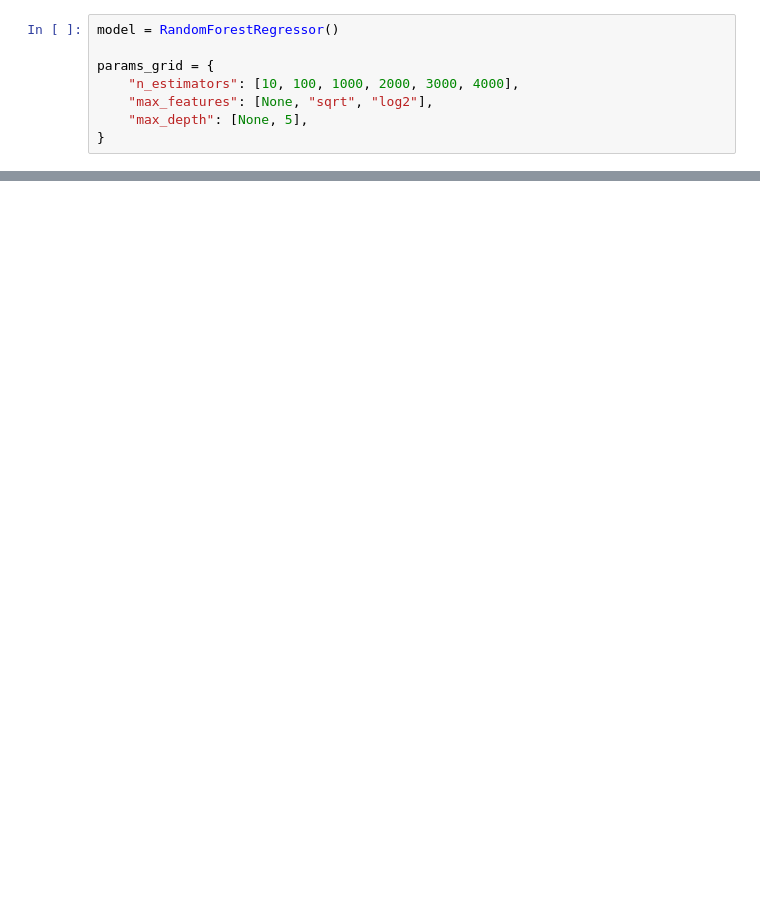
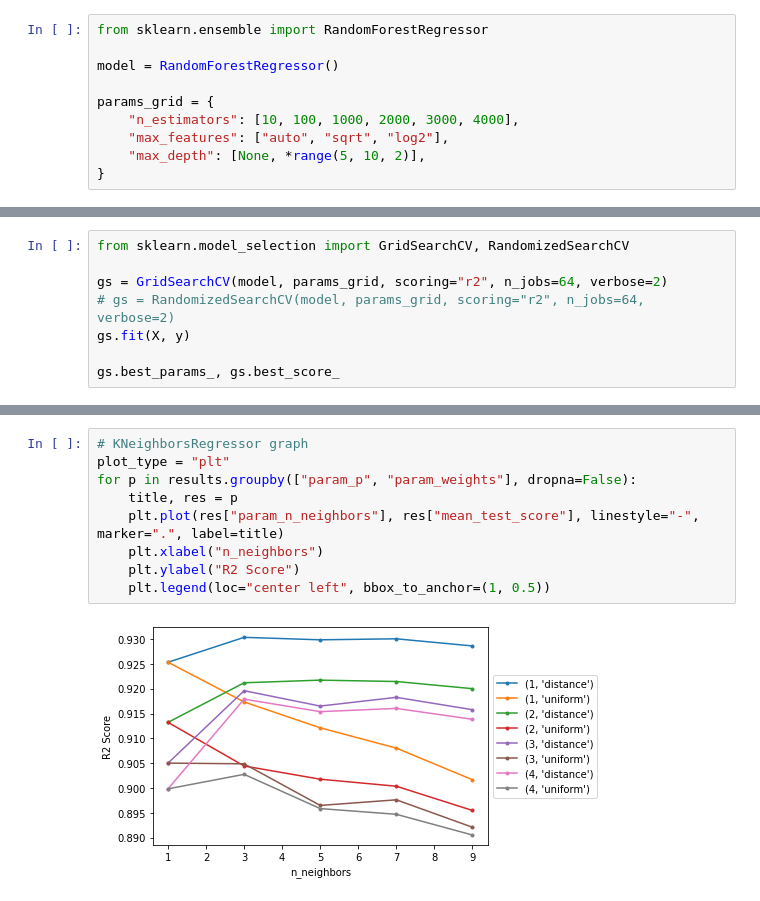
Before and after one commit to brdoney/TOP500-machine-learning, a Jupyter notebook: hyperparams_toa.ipynb, the cells around one changed output, grey strips where cells are left out. Cells and saved outputs as stored; diff of their text form; blank space fills up the shorter version.

Commit message:
Hyperparam tuning for RandomForest and KNeighbors

```diff
--- a/hyperparams_toa.ipynb
+++ b/hyperparams_toa.ipynb
@@ -54,9 +112,11 @@ params_grid = {
 }
 # %%
+from sklearn.ensemble import RandomForestRegressor
+
 model = RandomForestRegressor()
 
 params_grid = {
     "n_estimators": [10, 100, 1000, 2000, 3000, 4000],
-    "max_features": [None, "sqrt", "log2"],
-    "max_depth": [None, 5],
+    "max_features": ["auto", "sqrt", "log2"],
+    "max_depth": [None, *range(5, 10, 2)],
 }
@@ -89,0 +123,8 @@ RandomForestRegressor(max_features=None, n_estimators=3000)
+# %%
+from sklearn.model_selection import GridSearchCV, RandomizedSearchCV
+
+gs = GridSearchCV(model, params_grid, scoring="r2", n_jobs=64, verbose=2)
+# gs = RandomizedSearchCV(model, params_grid, scoring="r2", n_jobs=64, verbose=2)
+gs.fit(X, y)
+
+gs.best_params_, gs.best_score_
@@ -110,0 +160,11 @@ results
+# %%
+# KNeighborsRegressor graph
+plot_type = "plt"
+for p in results.groupby(["param_p", "param_weights"], dropna=False):
+    title, res = p
+    plt.plot(res["param_n_neighbors"], res["mean_test_score"], linestyle="-", marker=".", label=title)
+    plt.xlabel("n_neighbors")
+    plt.ylabel("R2 Score")
+    plt.legend(loc="center left", bbox_to_anchor=(1, 0.5))
+# %% [output]
+[figure, added]
```
Also changed, not shown: parts of 12 cells of this notebook, 3 other files.
